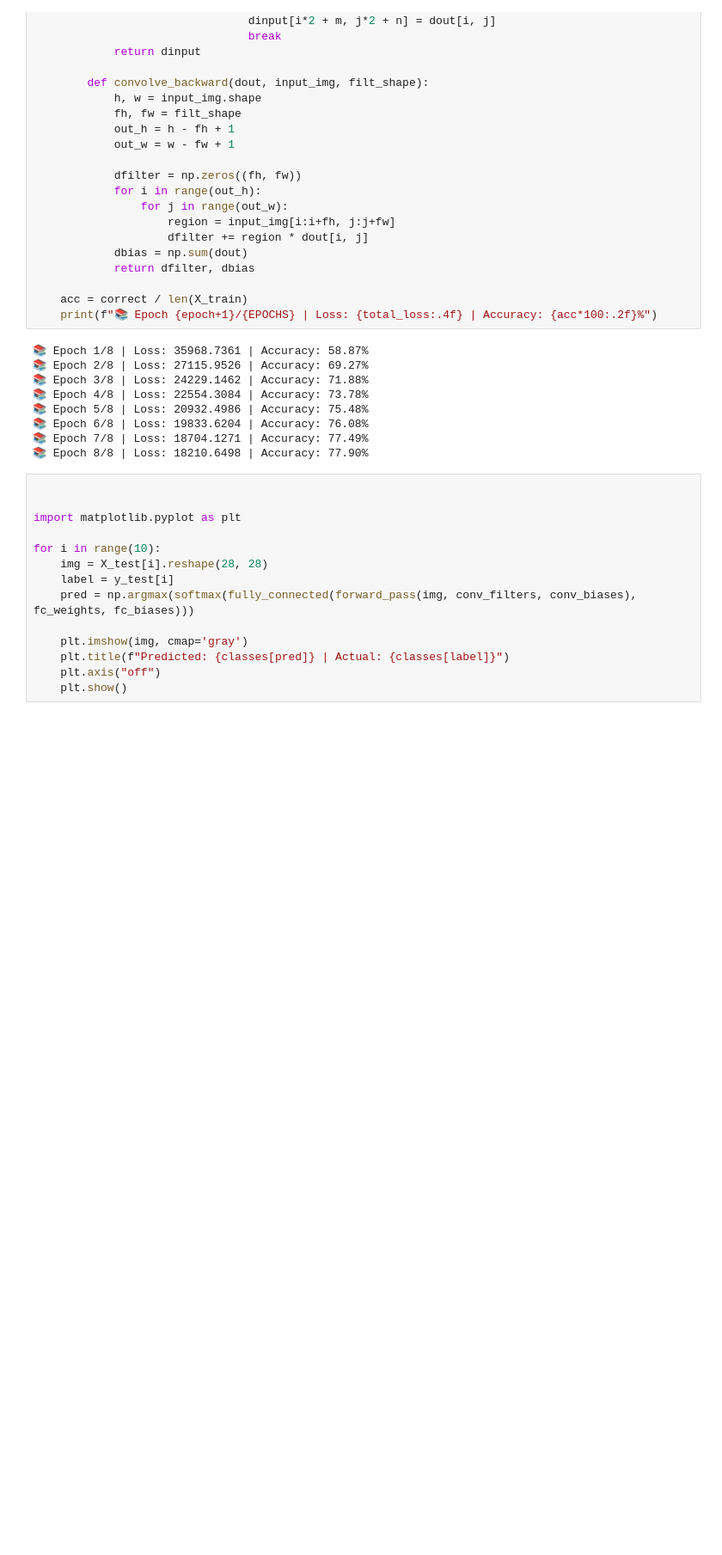
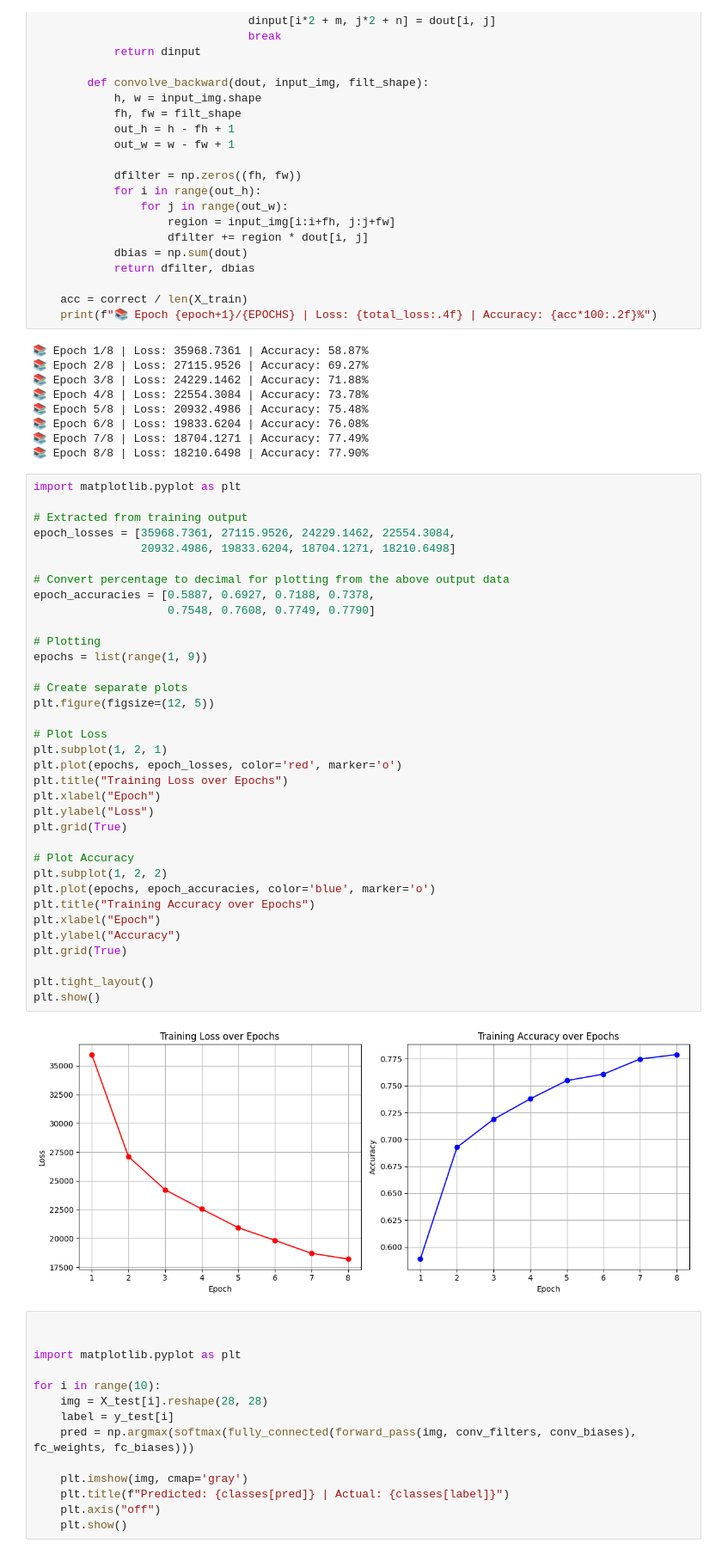
Before and after one commit to tekendrajoshi/CNN-Image_Classification_scratch, a Jupyter notebook: CNN_2_quickdraw.ipynb, the cells around one changed output. Shown at 86% size. Saved outputs shown, nothing was run; the diff lists cells and outputs as text; blank space fills up the shorter version.

Commit message:
updated graphs

```diff
--- a/CNN_2_quickdraw.ipynb
+++ b/CNN_2_quickdraw.ipynb
@@ -381,6 +381,43 @@ for epoch in range(EPOCHS):
 📚 Epoch 6/8 | Loss: 19833.6204 | Accuracy: 76.08%
 📚 Epoch 7/8 | Loss: 18704.1271 | Accuracy: 77.49%
 📚 Epoch 8/8 | Loss: 18210.6498 | Accuracy: 77.90%
+# %%
+import matplotlib.pyplot as plt
+
+# Extracted from training output
+epoch_losses = [35968.7361, 27115.9526, 24229.1462, 22554.3084,
+                20932.4986, 19833.6204, 18704.1271, 18210.6498]
+
+# Convert percentage to decimal for plotting from the above output data
+epoch_accuracies = [0.5887, 0.6927, 0.7188, 0.7378,
+                    0.7548, 0.7608, 0.7749, 0.7790]
+
+# Plotting
+epochs = list(range(1, 9))
+
+# Create separate plots
+plt.figure(figsize=(12, 5))
+
+# Plot Loss
+plt.subplot(1, 2, 1)
+plt.plot(epochs, epoch_losses, color='red', marker='o')
+plt.title("Training Loss over Epochs")
+plt.xlabel("Epoch")
+plt.ylabel("Loss")
+plt.grid(True)
+
+# Plot Accuracy
+plt.subplot(1, 2, 2)
+plt.plot(epochs, epoch_accuracies, color='blue', marker='o')
+plt.title("Training Accuracy over Epochs")
+plt.xlabel("Epoch")
+plt.ylabel("Accuracy")
+plt.grid(True)
+
+plt.tight_layout()
+plt.show()
+# %% [output]
+[figure, added]
 # %%
 
 
```
